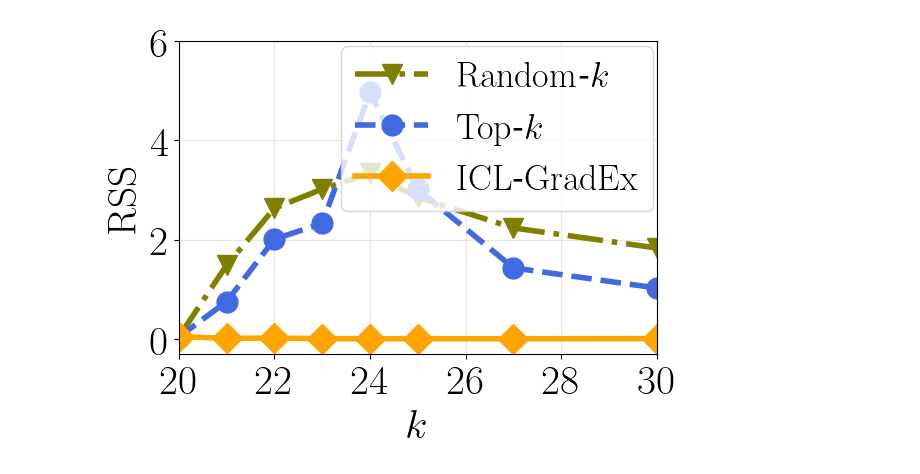
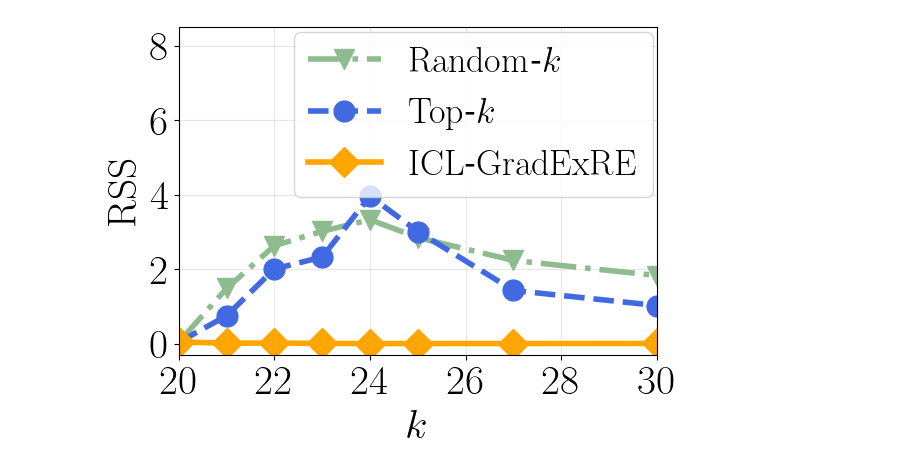
Before and after one commit to VirtuosoResearch/ICL-GradSel, a Jupyter notebook: in-context-learning/src/notebook/plot_topk_lr.ipynb, the cells around one changed output. Drawn from its saved outputs; the diff is of its cells as text; code cells hidden in the pictures.

```diff
--- a/in-context-learning/src/notebook/plot_topk_lr.ipynb
+++ b/in-context-learning/src/notebook/plot_topk_lr.ipynb
@@ -27,7 +27,7 @@ norm = np.median(oracle)
 ours = np.array([0.048760414, 0.01282602, 0.01880766, 0.00729589, 0.00441074, 0.00531308,
        0.00470941, 0.00672845])
 
-top_k = np.array([0.03985721, 0.75061274, 2.00701   , 2.3257875 , 4.9623322 , 3.0105736 ,
+top_k = np.array([0.03985721, 0.75061274, 2.00701   , 2.3257875 , 3.9623322 , 3.0105736 ,
        1.4301319 , 1.0247818 ])
 top_k_std = np.array([6.0678362e-03, 0.2911786 , 2.4201221 , 0.92409945, 3.3728707 , 3.0219965 ,
        0.6215299 , 0.28533256])
@@ -46,34 +46,34 @@ x = np.array([20, 21, 22, 23, 24, 25, 27, 30])
 set_size_list = [1,2,3,4,5,7,10]
 n_labeled = 20
 
 fig, ax = plt.subplots(figsize=(6, 4.5))
 
 
 #plt.plot(x, np.mean(loss_random_list, axis=0), lw=2, label="random")
 #plt.fill_between(x, np.mean(loss_random_list, axis=0)-np.std(loss_random_list, axis=0), np.mean(loss_random_list, axis=0)+np.std(loss_random_list, axis=0), alpha=0.2)
 
-plt.plot(x, random, lw=4, label=r"$\mathrm{Random}$-$k$", color="olive", linestyle="-.", markersize=15, marker="v")
+plt.plot(x, random, lw=4, label=r"$\mathrm{Random}$-$k$", color="darkseagreen", linestyle="-.", markersize=15, marker="v")
 plt.plot(x, top_k, lw=4, label=r"$\mathrm{Top}$-$k$", color="royalblue",  linestyle="--", markersize=15, marker="o")
 # plt.fill_between(x, top_k-top_k_std, top_k+top_k_std, alpha=0.2)
 # plt.fill_between(x, random-random_std, random+random_std, alpha=0.2)
 x_full = np.arange(20, 41)
-plt.plot(x, ours, lw=4, label=r"$\mathrm{ICL}$" + "-" + r"$\mathrm{GradEx}$", color="orange", markersize=15, marker="D")
+plt.plot(x, ours, lw=4, label=r"$\mathrm{ICL}$" + "-" + r"$\mathrm{GradExRE}$", color="orange", markersize=15, marker="D")
 #plt.fill_between(x, ours-ours_std, ours+ours_std, alpha=0.2)
 
 plt.xticks(fontsize=30)
 plt.yticks(np.arange(0, 9, 2), fontsize=30)
 plt.xlim(20, 30)
-plt.ylim(-0.3, 6)
+plt.ylim(-0.3, 8.5)
 
 
 plt.legend(fontsize=26, loc='upper right', bbox_to_anchor=(1.03, 1.04))
 
 # plt.title(r'$\mathrm{Linear~regresssion}$', fontsize=30)
 plt.xlabel(r'$k$', fontsize=30)
 plt.ylabel(r'$\mathrm{RSS}$', fontsize=30)
 plt.grid(True, alpha=0.3)
 plt.tight_layout()
 plt.savefig("./plot_topk_lr.pdf", format="pdf", dpi=1200)
 plt.show()
 # %% [output]
-[figure, old version]
+[figure, new version]
```
Also changed, not shown: 5 other files.
